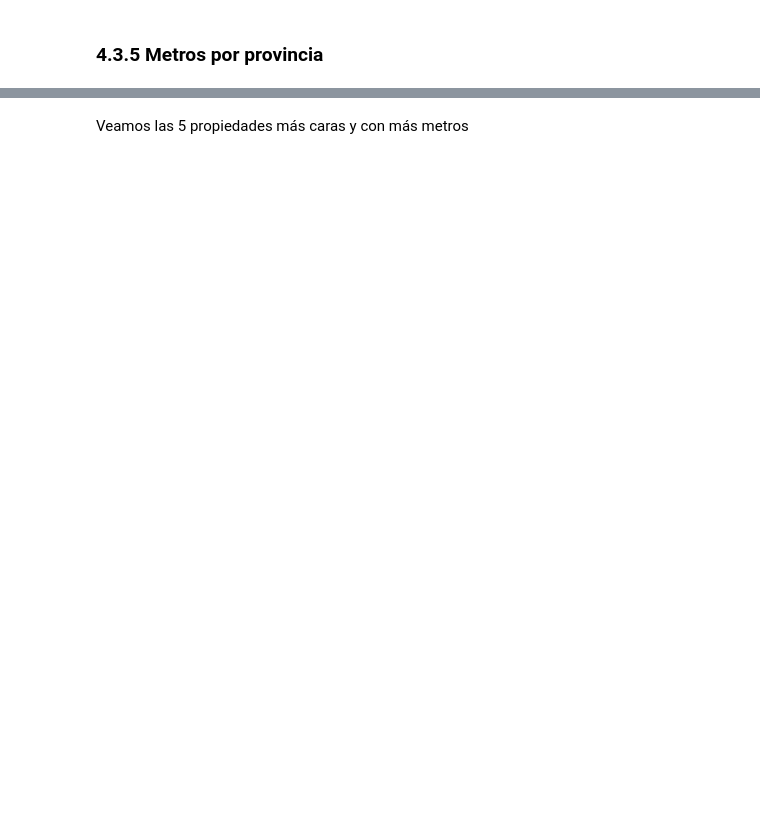
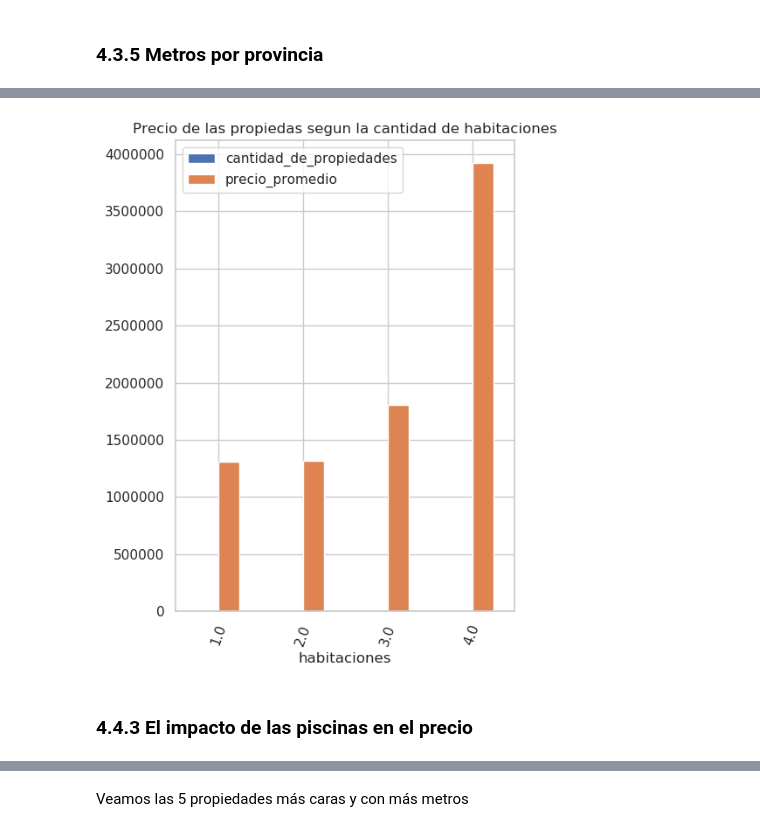
Before and after one commit to tomasSabao/TP1-OrganizacionDeDatos, a Jupyter notebook: TP1.ipynb, the cells around one changed output, grey strips where cells are left out. Cells and saved outputs as stored; diff of their text form; code cells hidden in the pictures; blank space fills up the shorter version.

```diff
--- a/TP1.ipynb
+++ b/TP1.ipynb
@@ -10,18 +10,18 @@ El trabajo se dividirá en diferentes secciones para facilitar su lectura y mant
 # %% [markdown]
 En esta sección se importaran las librerías cuyas herramientas utilizaremos en el trancurso de todo el trabajo.
 # %%
-# importacion general de librerias y de visualizacion (matplotlib y seaborn)
+#importacion general de librerias y de visualizacion (matplotlib y seaborn)
 import pandas as pd
 import numpy as np
-#import matplotlib.pyplot as plt
-#import seaborn as sns
+import matplotlib.pyplot as plt
+import seaborn as sns
 
-#%matplotlib inline
+%matplotlib inline
 
-#plt.style.use('default') # haciendo los graficos un poco mas bonitos en matplotlib
-#plt.rcParams['figure.figsize'] = (20, 10)
+plt.style.use('default') # haciendo los graficos un poco mas bonitos en matplotlib
+plt.rcParams['figure.figsize'] = (20, 10)
 
-#sns.set(style="whitegrid") # seteando tipo de grid en seaborn
+sns.set(style="whitegrid") # seteando tipo de grid en seaborn
 
 pd.options.display.float_format = '{:20,.2f}'.format # suprimimos la notacion cientifica en los outputs
 
@@ -269,0 +365,11 @@ df.groupby('provincia').agg({'precio': 'mean'})\
+# %%
+df_resultados= df.loc[df.provincia == 'Distrito Federal',:]\
+.loc[df.tipodepropiedad == 'Casa',:].loc[df.garages == 1].loc[df.antiguedad == 0]\
+.loc[df.piscina==0].groupby('habitaciones')['precio'].agg(['size','mean'])
+
+df_resultados.columns = ['cantidad_de_propiedades','precio_promedio']
+df_resultados = df_resultados.loc[df_resultados.cantidad_de_propiedades > 5]
+df_resultados.sort_values('precio_promedio', ascending=False)
+
+#deberiamos poner la condicion de que haya un minimo de 5 muestras para que evitar la formula más peligrosa
+#del mundo (5 por decir un numero)
@@ -269,0 +383,6 @@ df.groupby('provincia').agg({'precio': 'mean'})\
+# %%
+df_resultados.plot(kind='bar', figsize=(5, 7), rot=70, title="Precio de las propiedas segun la cantidad de habitaciones");
+# %% [output]
+[figure, added]
+# %% [markdown]
+### 4.4.3 El impacto de las piscinas en el precio
```
Also changed, not shown: parts of 94 cells of this notebook.
